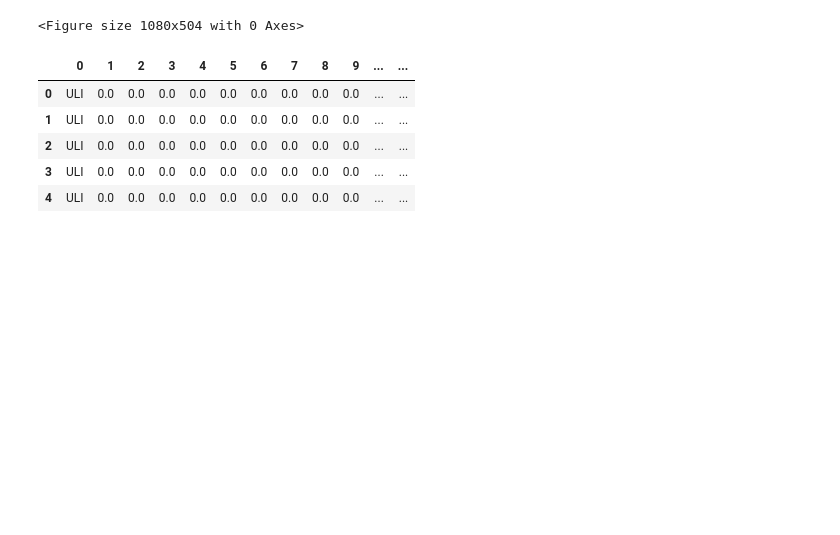
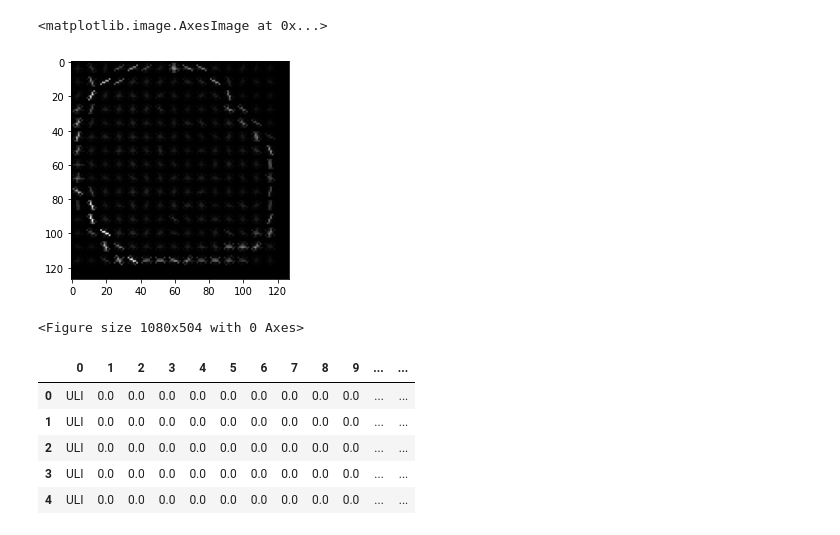
Before and after one commit to harysetiawan23/pcd_ml_final, a Jupyter notebook: image_feature_extraction_hog.ipynb, the cells around one changed output. Saved outputs shown, nothing was run; the diff lists cells and outputs as text; code cells hidden in the pictures; blank space fills up the shorter version.

```diff
--- a/image_feature_extraction_hog.ipynb
+++ b/image_feature_extraction_hog.ipynb
@@ -91,12 +117,12 @@ plt.imshow(hog_image,cmap='gray')
 # %%
-def extract_roi(image_path,resolution = 256):
+def extract_roi(image_path,resolution =500,extracted_roi_resolution=127):
     img = cv2.imread(image_path,flags=cv2.IMREAD_COLOR)
     img = cv2.resize(img,(resolution,resolution),interpolation=cv2.INTER_AREA)
     img_rgb = cv2.cvtColor(img,code=cv2.COLOR_BGR2RGB)
     img = cv2.cvtColor(img_rgb,code=cv2.COLOR_RGB2GRAY)
     tresh, img = cv2.threshold(img, 220, 255, cv2.THRESH_BINARY)
     kernal = np.ones((2, 2), np.uint8)
-    dilation = cv2.dilate(img, kernal, iterations=2)
+    dilation = cv2.dilate(img, kernal, iterations=20)
     contours = cv2.findContours(
         dilation, cv2.RETR_EXTERNAL, cv2.CHAIN_APPROX_SIMPLE)
     cnts = contours[0] if len(contours) == 2 else contours[1]
@@ -106,6 +132,7 @@ def extract_roi(image_path,resolution = 256):
         x,y,w,h = cv2.boundingRect(c)
         ROI = img_rgb[y:y+h, x:x+w]
         break
-    ROI = cv2.resize(ROI,(resolution,resolution),interpolation=cv2.INTER_AREA)
+
+    ROI = cv2.resize(ROI,(extracted_roi_resolution,extracted_roi_resolution),interpolation=cv2.INTER_AREA)
     return ROI
 # %%
@@ -117,3 +144,11 @@ plt.imshow(img),img.shape,type(img)
+# %%
+img = cv2.cvtColor(img,cv2.COLOR_RGB2GRAY)
+_,hog_image = hog(img,orientations=9, pixels_per_cell=(8, 8),
+                        cells_per_block=(2, 2), visualize=True)
+plt.imshow(hog_image,cmap='gray')
+# %% [output]
+<matplotlib.image.AxesImage at 0x...>
+[figure, added]
 # %%
 plt.figure(figsize=(15,7))
 columns = 5
```
Also changed, not shown: parts of 5 cells of this notebook, 9 other files.
